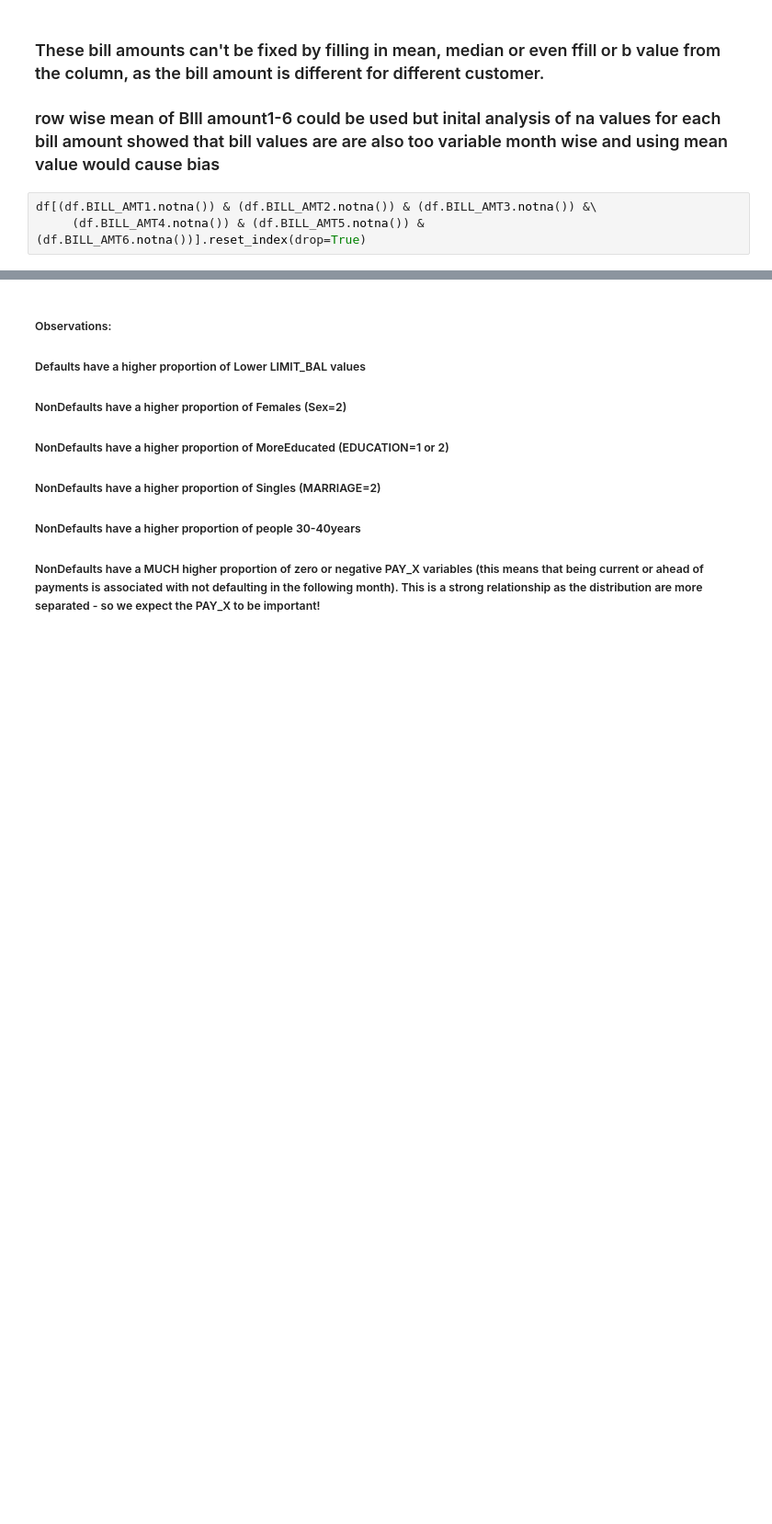
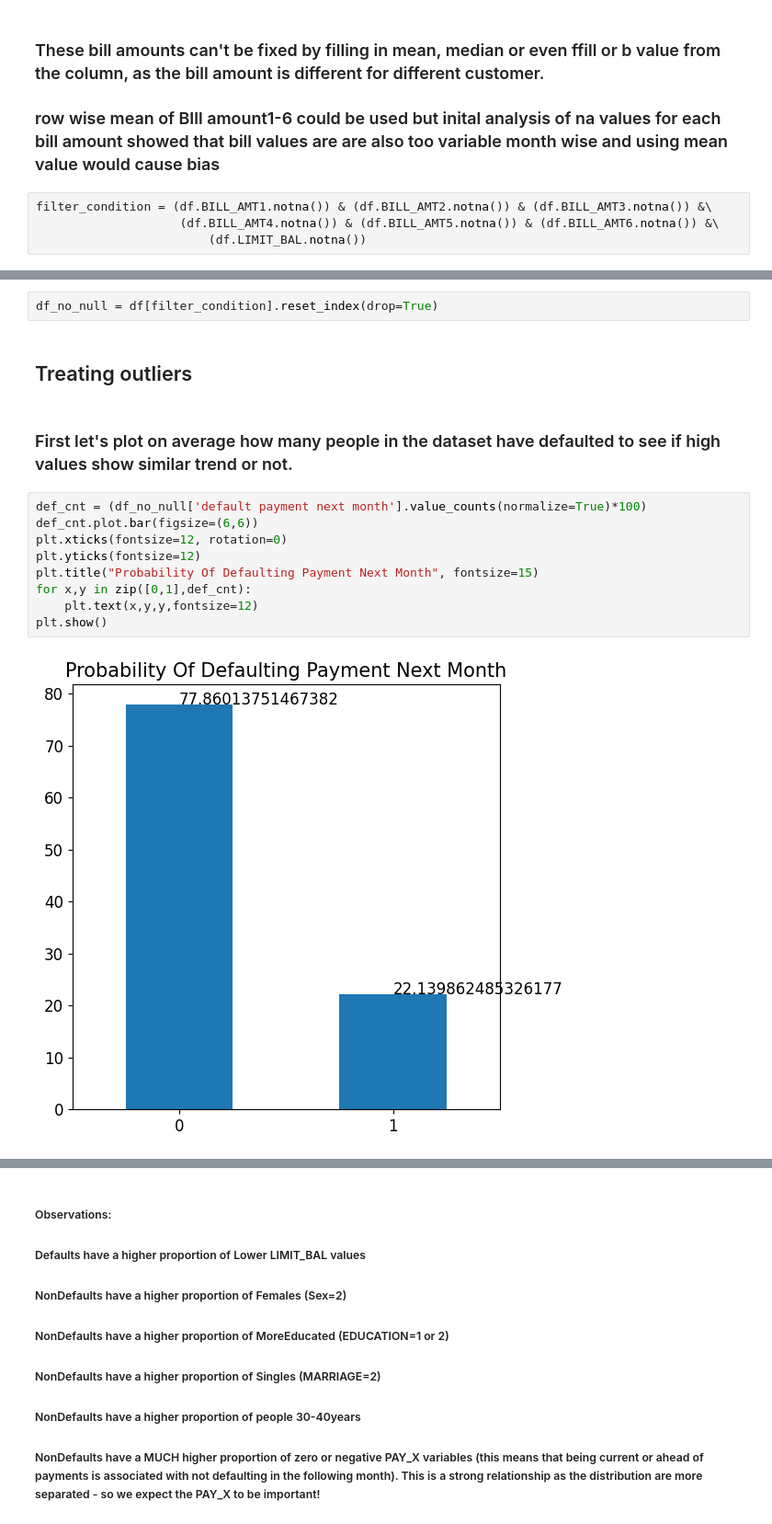
Before and after one commit to keshav1998/renew-hiring-challenge, a Jupyter notebook: EDA.ipynb, the cells around one changed output, grey strips where cells are left out. Shown: that part at 92% size. Drawn from its saved outputs; the diff is of its cells as text; blank space fills up the shorter version.

Commit message:
Add processed dataset

```diff
--- a/EDA.ipynb
+++ b/EDA.ipynb
@@ -130,5 +110,6 @@ df[df.BILL_AMT2.isna()][['BILL_AMT1', 'BILL_AMT2', 'BILL_AMT3', 'BILL_AMT4', 'BI
 ### These bill amounts can't be fixed by filling in mean, median or even ffill or b value from the column, as the bill amount is different for different customer.
 ### row wise mean of BIll amount1-6 could be used but inital analysis of na values for each bill amount showed that bill values are are also too variable month wise and using mean value would cause bias
 # %%
-df[(df.BILL_AMT1.notna()) & (df.BILL_AMT2.notna()) & (df.BILL_AMT3.notna()) &\
-     (df.BILL_AMT4.notna()) & (df.BILL_AMT5.notna()) & (df.BILL_AMT6.notna())].reset_index(drop=True)
+filter_condition = (df.BILL_AMT1.notna()) & (df.BILL_AMT2.notna()) & (df.BILL_AMT3.notna()) &\
+                    (df.BILL_AMT4.notna()) & (df.BILL_AMT5.notna()) & (df.BILL_AMT6.notna()) &\
+                        (df.LIMIT_BAL.notna())
@@ -148,0 +132,17 @@ df[(df.BILL_AMT1.notna()) & (df.BILL_AMT2.notna()) & (df.BILL_AMT3.notna()) &\
+# %%
+df_no_null = df[filter_condition].reset_index(drop=True)
+# %% [markdown]
+## Treating outliers
+# %% [markdown]
+### First let's plot on average how many people in the dataset have defaulted to see if high values show similar trend or not.
+# %%
+def_cnt = (df_no_null['default payment next month'].value_counts(normalize=True)*100)
+def_cnt.plot.bar(figsize=(6,6))
+plt.xticks(fontsize=12, rotation=0)
+plt.yticks(fontsize=12)
+plt.title("Probability Of Defaulting Payment Next Month", fontsize=15)
+for x,y in zip([0,1],def_cnt):
+    plt.text(x,y,y,fontsize=12)
+plt.show()
+# %% [output]
+[figure, added]
```
Also changed, not shown: parts of 16 cells of this notebook, 1 other file.
